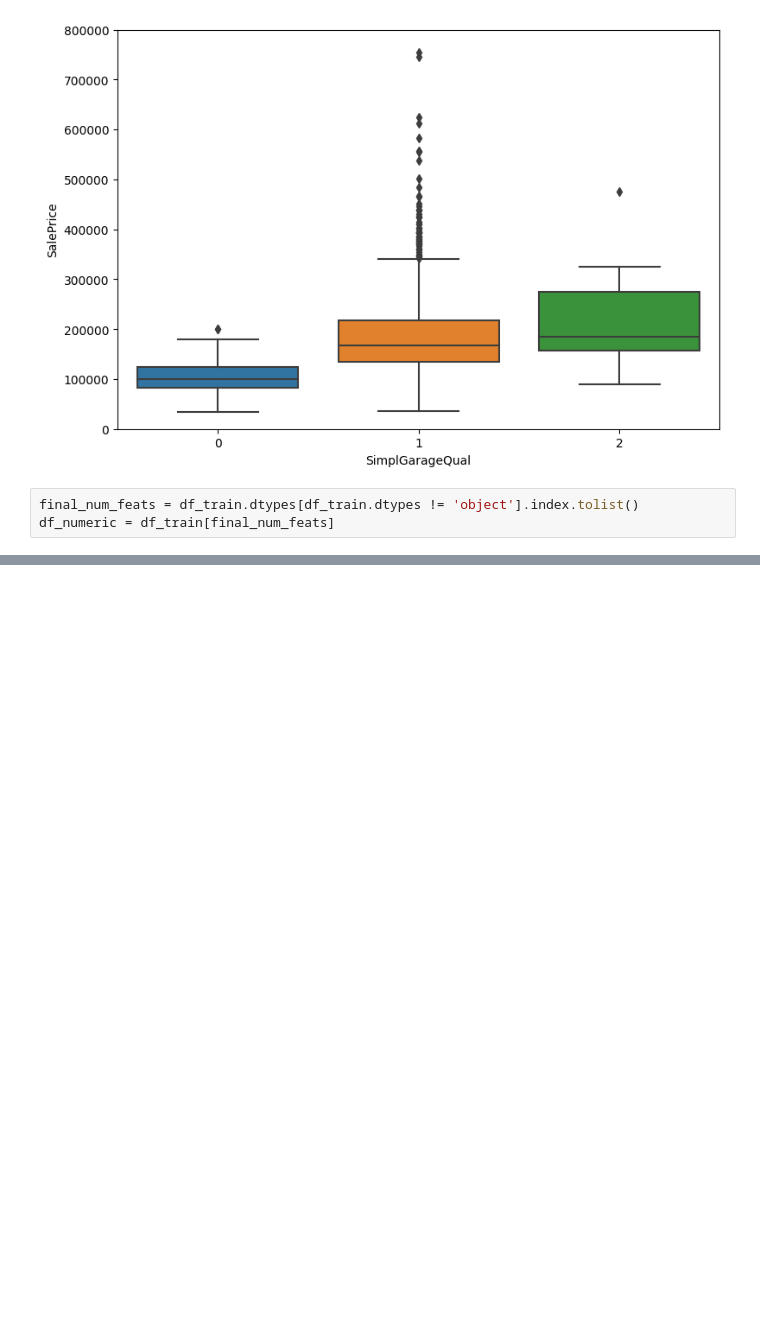
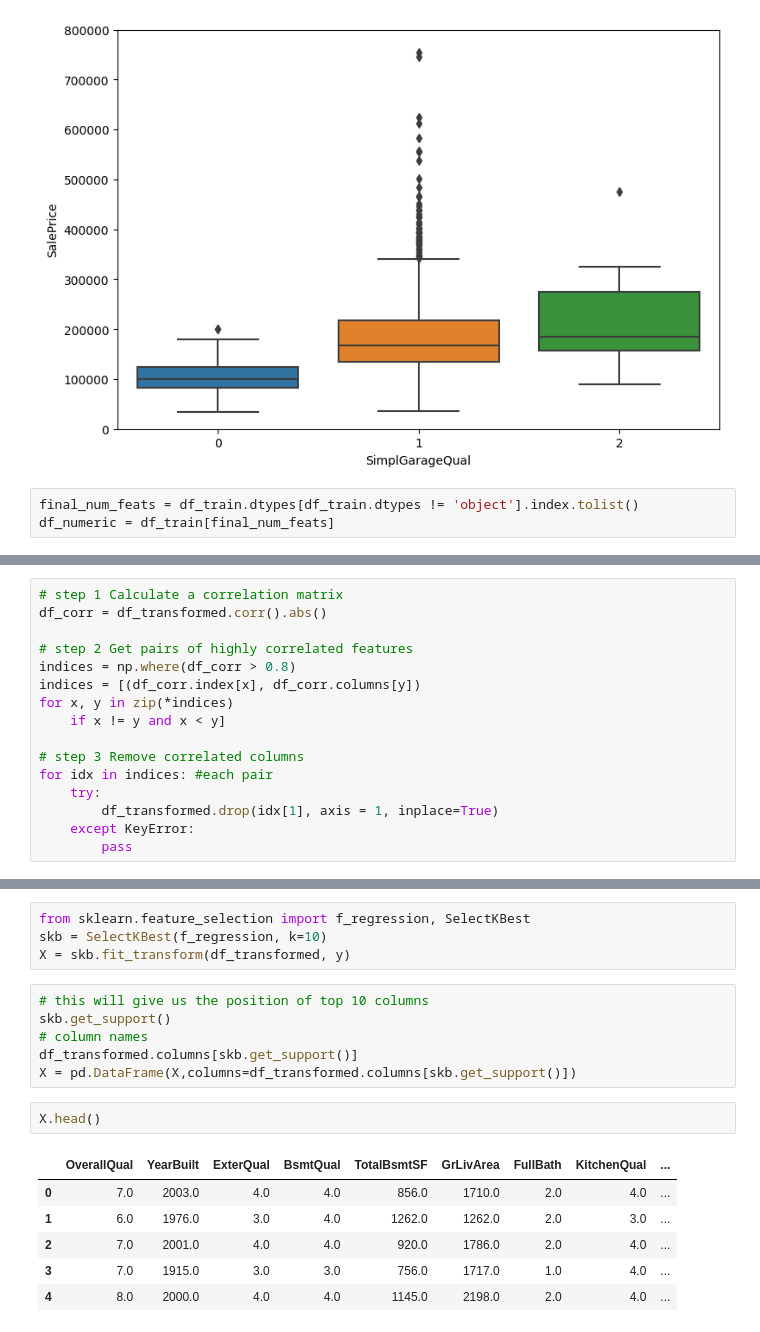
Before and after one commit to jess-moloney/lighthouse-data-notes, a Jupyter notebook: Unit_3/Day_3/Data_Exploration_Walkthrough.ipynb, the cells around one changed output, grey strips where cells are left out. Drawn from its saved outputs; the diff is of its cells as text; blank space fills up the shorter version.

```diff
--- a/Unit_3/Day_3/Data_Exploration_Walkthrough.ipynb
+++ b/Unit_3/Day_3/Data_Exploration_Walkthrough.ipynb
@@ -572,0 +614,16 @@ df_numeric.head()
+# %%
+# step 1 Calculate a correlation matrix
+df_corr = df_transformed.corr().abs()
+
+# step 2 Get pairs of highly correlated features
+indices = np.where(df_corr > 0.8)
+indices = [(df_corr.index[x], df_corr.columns[y])
+for x, y in zip(*indices)
+    if x != y and x < y]
+
+# step 3 Remove correlated columns
+for idx in indices: #each pair
+    try:
+        df_transformed.drop(idx[1], axis = 1, inplace=True)
+    except KeyError:
+        pass
@@ -572,0 +640,19 @@ df_numeric.head()
+# %%
+from sklearn.feature_selection import f_regression, SelectKBest
+skb = SelectKBest(f_regression, k=10)
+X = skb.fit_transform(df_transformed, y)
+# %%
+# this will give us the position of top 10 columns
+skb.get_support()
+# column names
+df_transformed.columns[skb.get_support()]
+X = pd.DataFrame(X,columns=df_transformed.columns[skb.get_support()])
+# %%
+X.head()
+# %% [output]
+|  | OverallQual | YearBuilt | ExterQual | BsmtQual | TotalBsmtSF | GrLivArea | FullBath | KitchenQual | ... |
+| 0 | 7.0 | 2003.0 | 4.0 | 4.0 | 856.0 | 1710.0 | 2.0 | 4.0 | ... |
+| 1 | 6.0 | 1976.0 | 3.0 | 4.0 | 1262.0 | 1262.0 | 2.0 | 3.0 | ... |
+| 2 | 7.0 | 2001.0 | 4.0 | 4.0 | 920.0 | 1786.0 | 2.0 | 4.0 | ... |
+| 3 | 7.0 | 1915.0 | 3.0 | 3.0 | 756.0 | 1717.0 | 1.0 | 4.0 | ... |
+| 4 | 8.0 | 2000.0 | 4.0 | 4.0 | 1145.0 | 2198.0 | 2.0 | 4.0 | ... |
```
Also changed, not shown: parts of 22 cells of this notebook, 14 other files.
